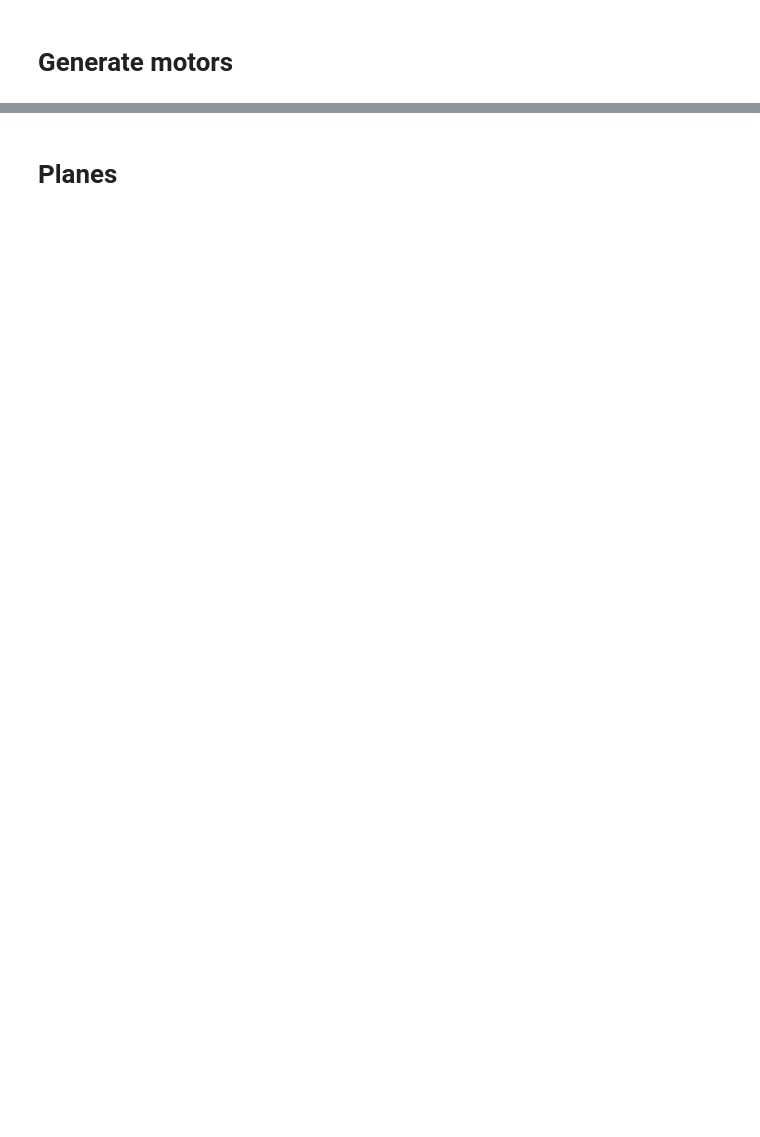
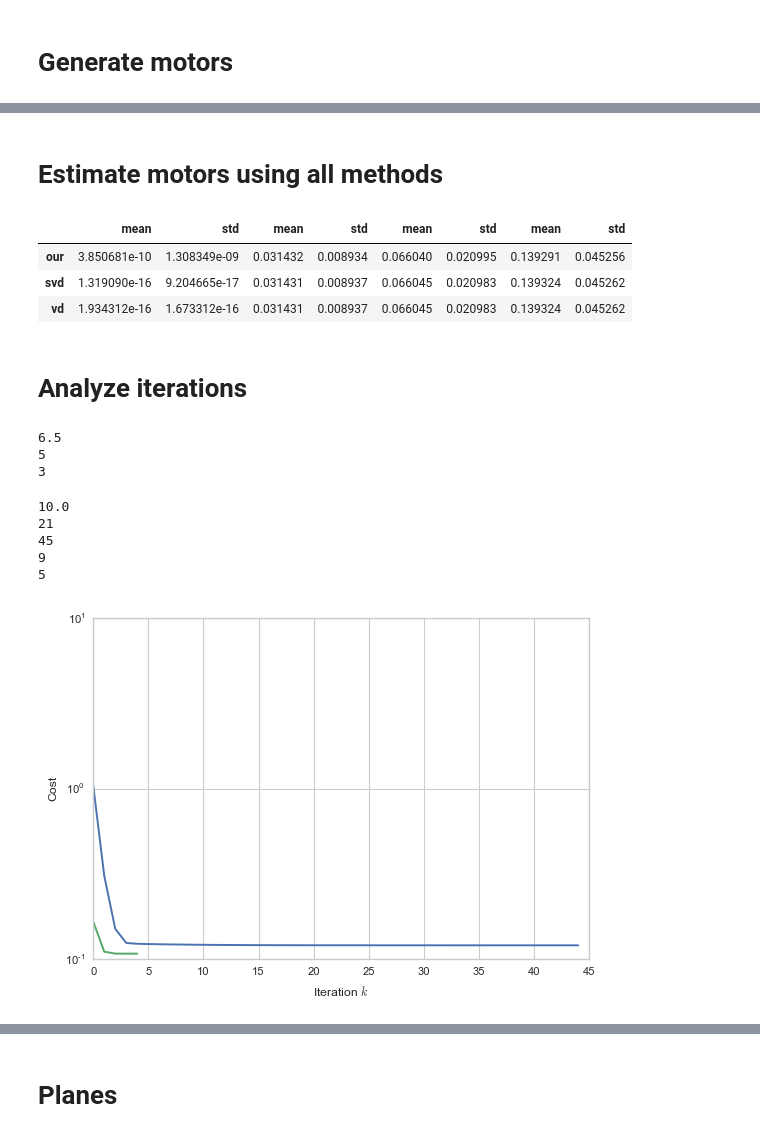
Before and after one commit to tingelst/game, a Jupyter notebook: python/Experiments-v2.ipynb, the cells around one changed output, grey strips where cells are left out. Cells and saved outputs as stored; diff of their text form; code cells hidden in the pictures; blank space fills up the shorter version.

```diff
--- a/python/Experiments-v2.ipynb
+++ b/python/Experiments-v2.ipynb
@@ -315,0 +98,16 @@ def gauss_newton(lines_a, lines_b, initial_motor=vsr.Mot(1,0,0,0,0,0,0,0), max_i
+# %% [markdown]
+# Estimate motors using all methods
+# %%
+def run(n_points=10, n_sets=10, n_motors=10, noise_std=0.09, points_std=0.08, noisy=False):
+    motors = create_motors(n_motors)
+    results = []
+    results_vd = []
+    results_svd = []
+    for n_set in range(n_sets):
+        datasets = [create_gaussian_points(motor, n_points, noise_std=noise_std, points_std=points_std)
+                    for motor in motors]
+        for dataset in datasets:
+            results.append(estimate_motors(dataset, noisy=noisy))
+            results_vd.append(estimate_motors_vd(dataset, noisy=noisy))
+            results_svd.append(estimate_motors_svd(dataset, noisy=noisy))
+    return (results, results_vd, results_svd)
@@ -315,0 +136,61 @@ def gauss_newton(lines_a, lines_b, initial_motor=vsr.Mot(1,0,0,0,0,0,0,0), max_i
+# %%
+rms0 = compare_rms(*run())
+rms045 = compare_rms(*run(noise_std=0.045,noisy=True))
+rms09 = compare_rms(*run(noisy=True))
+rms18 = compare_rms(*run(noise_std=0.18, noisy=True))
+pd.concat([rms0, rms045, rms09, rms18]).T
+# %% [output]
+|  | mean | std | mean | std | mean | std | mean | std |
+| our | 3.850681e-10 | 1.308349e-09 | 0.031432 | 0.008934 | 0.066040 | 0.020995 | 0.139291 | 0.045256 |
+| svd | 1.319090e-16 | 9.204665e-17 | 0.031431 | 0.008937 | 0.066045 | 0.020983 | 0.139324 | 0.045262 |
+| vd | 1.934312e-16 | 1.673312e-16 | 0.031431 | 0.008937 | 0.066045 | 0.020983 | 0.139324 | 0.045262 |
+# %% [markdown]
+# Analyze iterations
+# %%
+results, _, _ = run(n_points=10, n_sets=10, n_motors=10)
+results_noisy, _, _ = run(n_points=10, n_sets=10, n_motors=10, noisy=True)
+summaries = [result[3] for result in results]
+summaries_noisy = [result[3] for result in results_noisy]
+iteration_numbers = []
+iteration_numbers_noisy = []
+for summary in summaries:
+    iteration_numbers.append(len(pd.DataFrame(summary['iterations'])['cost']))
+for summary in summaries_noisy:
+    iteration_numbers_noisy.append(len(pd.DataFrame(summary['iterations'])['cost']))
+# %%
+median = np.median(iteration_numbers)
+print(median)
+argmax = np.argmax(iteration_numbers)
+print(argmax)
+argmin = np.argmin(iteration_numbers)
+print(argmin)
+# %% [output]
+6.5
+5
+3
+# %%
+median_noisy = np.median(iteration_numbers_noisy)
+print(median_noisy)
+argmax_noisy = np.argmax(iteration_numbers_noisy)
+print(argmax_noisy)
+print(np.max(iteration_numbers_noisy))
+argmin_noisy = np.argmin(iteration_numbers_noisy)
+print(argmin_noisy)
+print(np.min(iteration_numbers_noisy))
+# %% [output]
+10.0
+21
+45
+9
+5
+# %%
+fig, ax = plt.subplots(1)
+ax.semilogy(pd.DataFrame(summaries_noisy[argmax_noisy]['iterations'])['cost'], label=' ')
+ax.semilogy(pd.DataFrame(summaries_noisy[argmin_noisy]['iterations'])['cost'], label=' ')
+# legend = ax.legend(frameon=False)
+# ax.xaxis.set_major_locator(MaxNLocator(integer=True))
+plt.xlabel(r'Iteration $k$')
+plt.ylabel(r'Cost')
+plt.savefig('/Users/lars/plots/points-nonoise.pdf')
+# %% [output]
+[figure, added]
```
Also changed, not shown: parts of 60 cells of this notebook, 1 other file.
